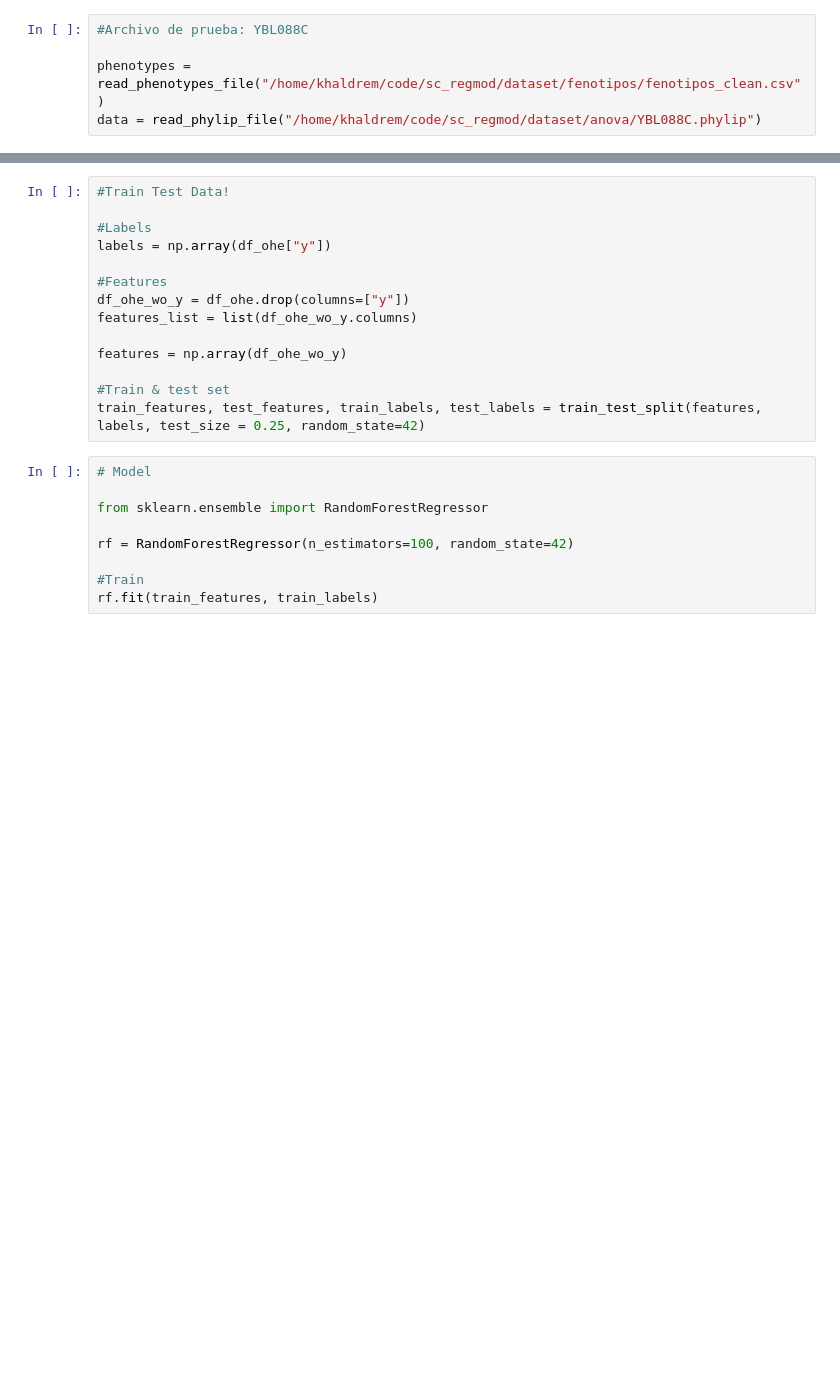
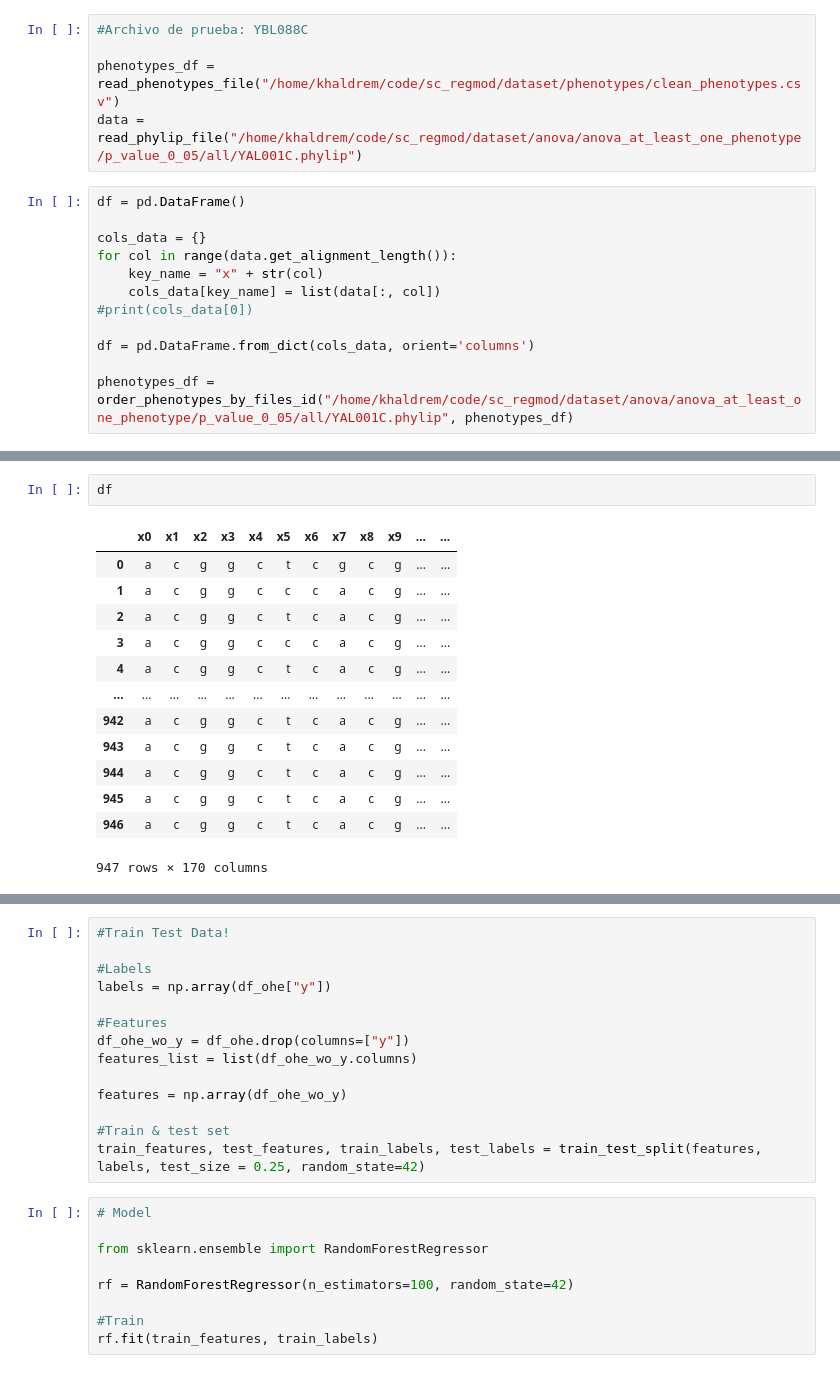
Before and after one commit to Khaldrem/sc_regmod, a Jupyter notebook: notebooks/2_models/random_forest.ipynb, the cells around one changed output, grey strips where cells are left out. Saved outputs shown, nothing was run; the diff lists cells and outputs as text; blank space fills up the shorter version.

```diff
--- a/notebooks/2_models/random_forest.ipynb
+++ b/notebooks/2_models/random_forest.ipynb
@@ -13,5 +20,17 @@ from sklearn.model_selection import train_test_split
 # %%
 #Archivo de prueba: YBL088C
 
-phenotypes = read_phenotypes_file("/home/khaldrem/code/sc_regmod/dataset/fenotipos/fenotipos_clean.csv")
-data = read_phylip_file("/home/khaldrem/code/sc_regmod/dataset/anova/YBL088C.phylip")
+phenotypes_df = read_phenotypes_file("/home/khaldrem/code/sc_regmod/dataset/phenotypes/clean_phenotypes.csv")
+data = read_phylip_file("/home/khaldrem/code/sc_regmod/dataset/anova/anova_at_least_one_phenotype/p_value_0_05/all/YAL001C.phylip")
+# %%
+df = pd.DataFrame()
+
+cols_data = {}
+for col in range(data.get_alignment_length()):
+    key_name = "x" + str(col)
+    cols_data[key_name] = list(data[:, col])
+#print(cols_data[0])
+
+df = pd.DataFrame.from_dict(cols_data, orient='columns')
+
+phenotypes_df = order_phenotypes_by_files_id("/home/khaldrem/code/sc_regmod/dataset/anova/anova_at_least_one_phenotype/p_value_0_05/all/YAL001C.phylip", phenotypes_df)
@@ -17,0 +55,16 @@ data = read_phylip_file("/home/khaldrem/code/sc_regmod/dataset/anova/YBL088C.phy
+# %%
+df
+# %% [output]
+|  | x0 | x1 | x2 | x3 | x4 | x5 | x6 | x7 | x8 | x9 | ... | ... |
+| 0 | a | c | g | g | c | t | c | g | c | g | ... | ... |
+| 1 | a | c | g | g | c | c | c | a | c | g | ... | ... |
+| 2 | a | c | g | g | c | t | c | a | c | g | ... | ... |
+| 3 | a | c | g | g | c | c | c | a | c | g | ... | ... |
+| 4 | a | c | g | g | c | t | c | a | c | g | ... | ... |
+| ... | ... | ... | ... | ... | ... | ... | ... | ... | ... | ... | ... | ... |
+| 942 | a | c | g | g | c | t | c | a | c | g | ... | ... |
+| 943 | a | c | g | g | c | t | c | a | c | g | ... | ... |
+| 944 | a | c | g | g | c | t | c | a | c | g | ... | ... |
+| 945 | a | c | g | g | c | t | c | a | c | g | ... | ... |
+| 946 | a | c | g | g | c | t | c | a | c | g | ... | ... |
+947 rows × 170 columns
```
Also changed, not shown: parts of 13 cells of this notebook, 12 other files.
